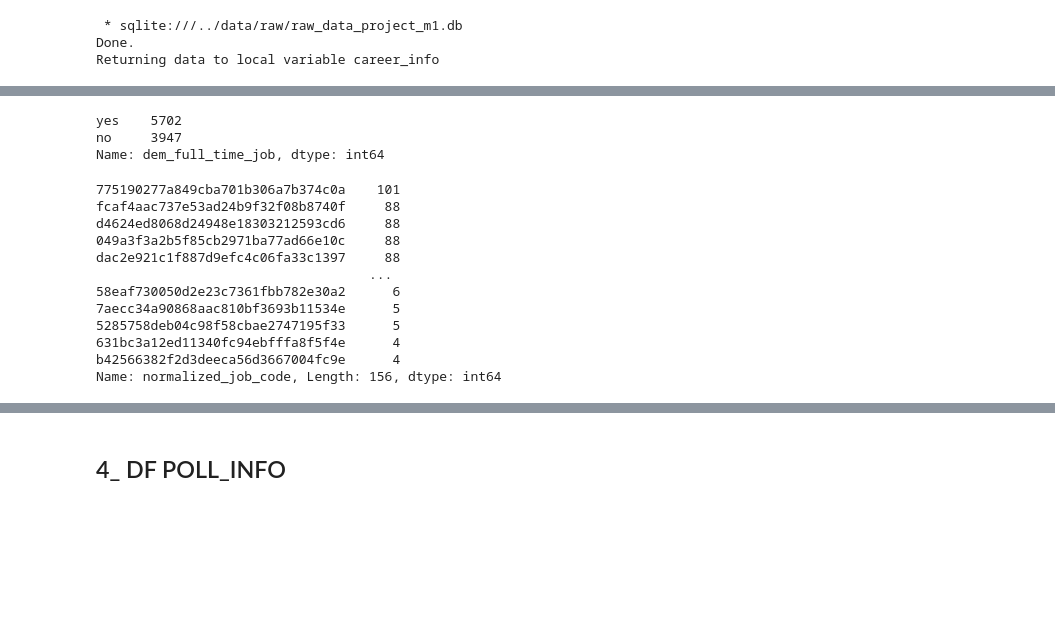
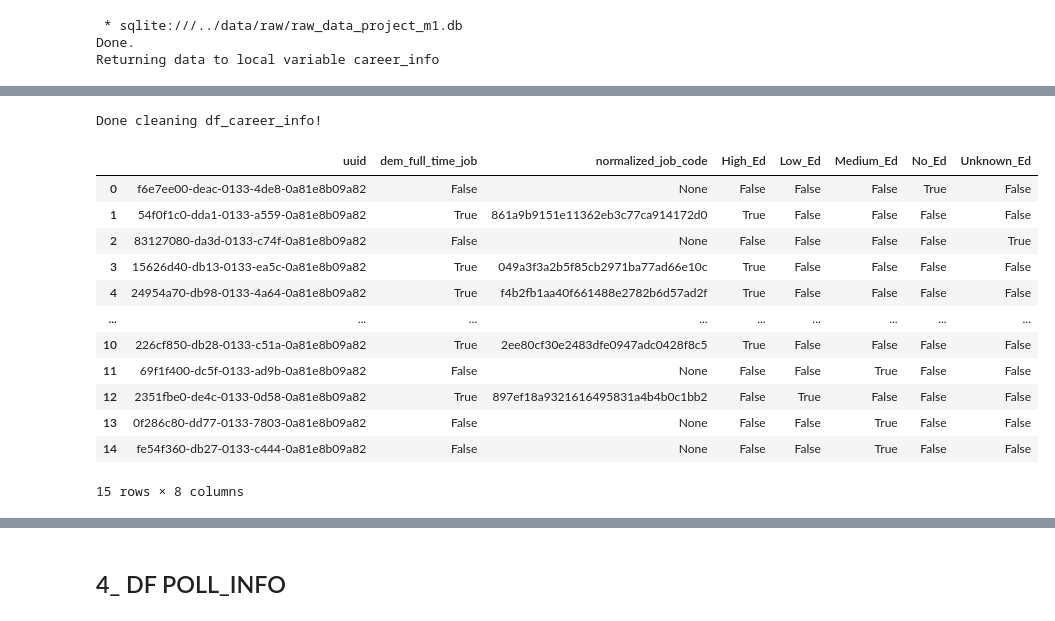
Before and after one commit to LAMDAMielgo/European_DataJobs_Poll, a Jupyter notebook: notebooks/acquisition.ipynb, the cells around one changed output, grey strips where cells are left out. Cells and saved outputs as stored; diff of their text form; code cells hidden in the pictures; blank space fills up the shorter version.

Commit message:
finished career and country tables cleaning

```diff
--- a/notebooks/acquisition.ipynb
+++ b/notebooks/acquisition.ipynb
@@ -274,0 +160,11 @@ Name: rural, dtype: int64
+# %%
+# DICTIONARY TO REPLACE WITH WEB SCRAPPING
+
+countries_code_alpha_2 = {
+    'AT' : 'Austria',   'BE' : 'Belgium',        'BG' : 'Bulgaria',  'CY' : 'Cyprus',     'CZ' : 'Czechia',
+    'DE' : 'Germany',   'DK' : 'Denmark',        'EE' : 'Estonia',   'ES' : 'Spain',      'FI' : 'Finland',
+    'FR' : 'France',    'GB' : 'United Kingdom', 'GR' : 'Greece',    'HR' : 'Croatia',    'HU' : 'Hungary',
+    'IE' : 'Ireland',   'IT' : 'Italy',          'LT' : 'Lithuania', 'LU' : 'Luxembourg', 'LV' : 'Latvia',
+    'MT' : 'Malta',     'NL' : 'Netherlands',    'PL' : 'Poland',    'PT' : 'Portugal',   'RO' : 'Romania',
+    'SE' : 'Sweden',    'SI' : 'Slovenia',       'SK' : 'Slovakia',
+}
@@ -329,21 +247,45 @@ Name: dem_education_level, dtype: int64
-# %%
-df_career_info['dem_full_time_job'].value_counts()
-# %% [output]
-yes    5702
-no     3947
-Name: dem_full_time_job, dtype: int64
-# %%
-df_career_info['normalized_job_code'].value_counts()
-# %% [output]
-775190277a849cba701b306a7b374c0a    101
-fcaf4aac737e53ad24b9f32f08b8740f     88
-d4624ed8068d24948e18303212593cd6     88
-049a3f3a2b5f85cb2971ba77ad66e10c     88
-dac2e921c1f887d9efc4c06fa33c1397     88
-                                   ...
-58eaf730050d2e23c7361fbb782e30a2      6
-7aecc34a90868aac810bf3693b11534e      5
-5285758deb04c98f58cbae2747195f33      5
-631bc3a12ed11340fc94ebfffa8f5f4e      4
-b42566382f2d3deeca56d3667004fc9e      4
-Name: normalized_job_code, Length: 156, dtype: int64
+# %%
+def null_to_unknown(serie):
+    """
+    INPUT  -> no  high     None  medium     None  low  no
+    OUTPUT -> no  high  unknown  medium  unknown  low  no
+    Podria considerarse tb no... aquí hay interpretación de datos!
+    """
+    return serie.apply(lambda x: 'unknown' if x == None else x)
+# %%
+try:
+    initial_cols  = ['dem_education_level']
+    final_cols = ['High_Ed', 'Low_Ed', 'Medium_Ed', 'No_Ed', 'Unknown_Ed']
+
+    df_career_info['dem_full_time_job'] = yes_no_to_bool(df_career_info['dem_full_time_job'])
+    df_career_info['dem_education_level'] = null_to_unknown(df_career_info['dem_education_level'])
+
+    new_bool_df = separate_df_to_bools(df_career_info, initial_cols, final_cols)
+    df_career_info = df_career_info.join(other= new_bool_df, on=None, how='left', sort=False)
+
+    df_career_info.drop(columns='dem_education_level', inplace= True)
+
+except:
+    pass
+
+finally:
+    """MEMORY USAGE from 301.7+ KB to 207.4+ KB | FROM objects(4) to bool(6), object(2) """
+    print('Done cleaning df_career_info!')
+# %% [output]
+Done cleaning df_career_info!
+# %%
+df_career_info.head(15)
+# %% [output]
+|  | uuid | dem_full_time_job | normalized_job_code | High_Ed | Low_Ed | Medium_Ed | No_Ed | Unknown_Ed |
+| 0 | f6e7ee00-deac-0133-4de8-0a81e8b09a82 | False | None | False | False | False | True | False |
+| 1 | 54f0f1c0-dda1-0133-a559-0a81e8b09a82 | True | 861a9b9151e11362eb3c77ca914172d0 | True | False | False | False | False |
+| 2 | 83127080-da3d-0133-c74f-0a81e8b09a82 | False | None | False | False | False | False | True |
+| 3 | 15626d40-db13-0133-ea5c-0a81e8b09a82 | True | 049a3f3a2b5f85cb2971ba77ad66e10c | True | False | False | False | False |
+| 4 | 24954a70-db98-0133-4a64-0a81e8b09a82 | True | f4b2fb1aa40f661488e2782b6d57ad2f | True | False | False | False | False |
+| ... | ... | ... | ... | ... | ... | ... | ... | ... |
+| 10 | 226cf850-db28-0133-c51a-0a81e8b09a82 | True | 2ee80cf30e2483dfe0947adc0428f8c5 | True | False | False | False | False |
+| 11 | 69f1f400-dc5f-0133-ad9b-0a81e8b09a82 | False | None | False | False | True | False | False |
+| 12 | 2351fbe0-de4c-0133-0d58-0a81e8b09a82 | True | 897ef18a9321616495831a4b4b0c1bb2 | False | True | False | False | False |
+| 13 | 0f286c80-dd77-0133-7803-0a81e8b09a82 | False | None | False | False | True | False | False |
+| 14 | fe54f360-db27-0133-c444-0a81e8b09a82 | False | None | False | False | True | False | False |
+15 rows × 8 columns
```
Also changed, not shown: parts of 45 cells of this notebook.
